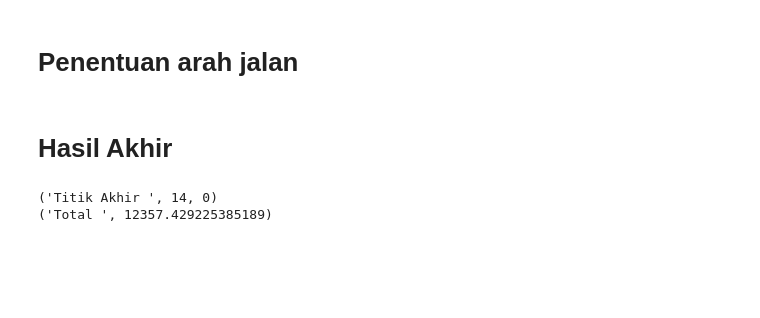
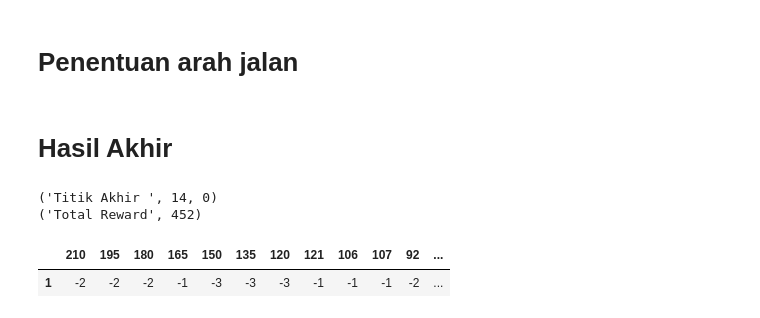
Before and after one commit to alfisar/Q-Learing, a Jupyter notebook: Q-Learning.ipynb, the cells around one changed output. Saved outputs shown, nothing was run; the diff lists cells and outputs as text; code cells hidden in the pictures; blank space fills up the shorter version.

```diff
--- a/Q-Learning.ipynb
+++ b/Q-Learning.ipynb
@@ -156,7 +156,7 @@ def PossibleA2(x,y,arah):
 
     return arah
 # %%
-def maxTabel(x,y,arah,total):
+def maxTabel(x,y,arah,total,total2):
     index = x + y*15
     nomor.append(index)
 #     print(index)
@@ -166,7 +166,8 @@ def maxTabel(x,y,arah,total):
         temp.append(TabelQ[index][i])
 #     print temp
     hasil = max(temp)
-    total += hasil
+    total2.append([index,data[x][y]])
+    total += data[x][y]
     temp = []
     for i in (arah):
 #         print i
@@ -186,14 +187,14 @@ def maxTabel(x,y,arah,total):
     elif temp[0] == 'W' :
         perjalanan.append([index,'W',index-1])
         x-=1
-    return x,y,total
+    return x,y,total,total2
 # %% [markdown]
 # Hasil Akhir
 # %%
 x = 0
 y = 14
-total = 0
-state = []
+total= 0
+state,total2 = [],[]
 perjalanan,nomor = [],[]
 while (x!=14) or (y!=0):
     state.append([x,y])
@@ -201,12 +202,24 @@ while (x!=14) or (y!=0):
 
     arah = PossibleA2(x,y,arah)
 
-    x,y,total = maxTabel(x,y,arah,total)
+    x,y,total,total2 = maxTabel(x,y,arah,total,total2)
+
+total = total + 500
+
 print('Titik Akhir ',x,y)
-print('Total ',total)
+print('Total Reward',total)
 # %% [output]
 ('Titik Akhir ', 14, 0)
-('Total ', 12357.429225385189)
+('Total Reward', 452)
+# %%
+t = pd.DataFrame(total2).T
+header = t.iloc[0]
+t = t[1:]
+t = t.rename(columns = header)
+t
+# %% [output]
+|  | 210 | 195 | 180 | 165 | 150 | 135 | 120 | 121 | 106 | 107 | 92 | ... |
+| 1 | -2 | -2 | -2 | -1 | -3 | -3 | -3 | -1 | -1 | -1 | -2 | ... |
 # %%
 df = pd.DataFrame(perjalanan).T
 
```
Also changed, not shown: parts of 3 cells of this notebook, 4 other files.
